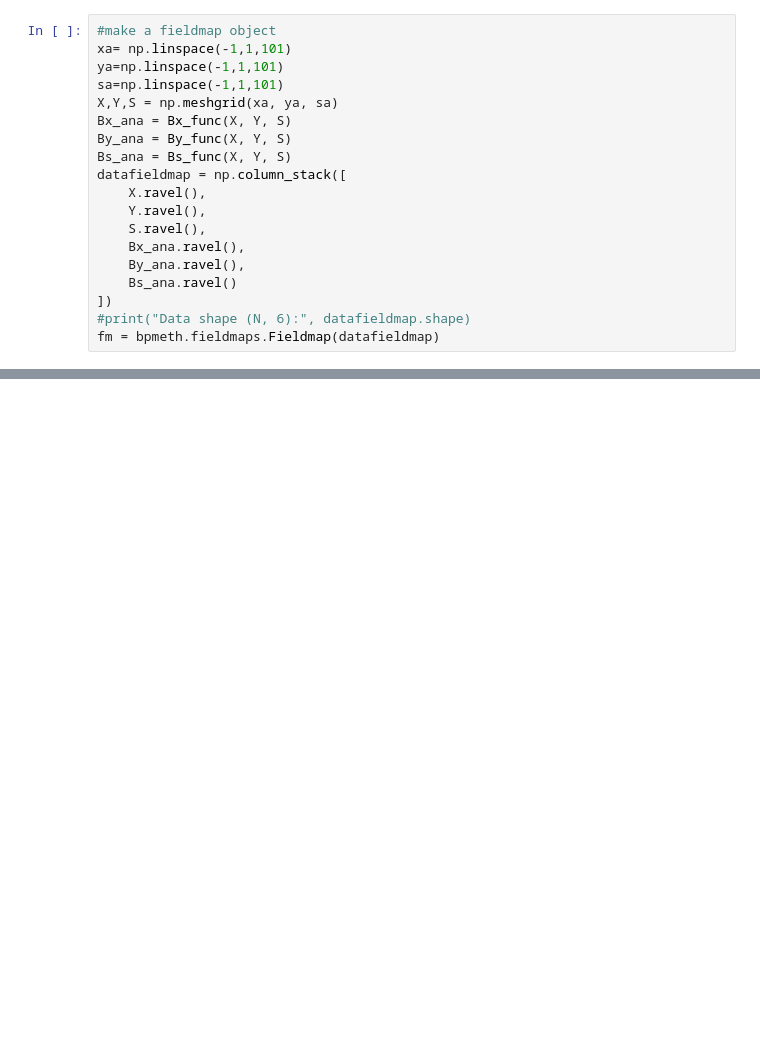
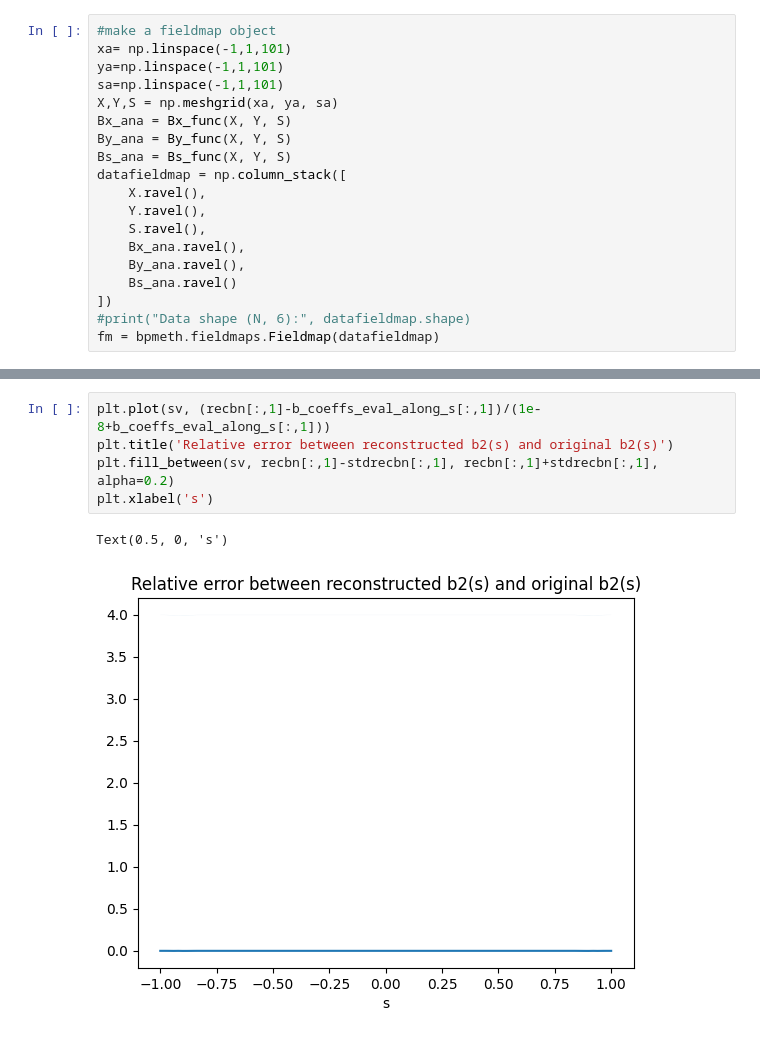
Before and after one commit to marcoliniF/bpmeth, a Jupyter notebook: preliminaryTrials/1abBab_HA.ipynb, the cells around one changed output, grey strips where cells are left out. Cells and saved outputs as stored; diff of their text form; blank space fills up the shorter version.

```diff
--- a/preliminaryTrials/1abBab_HA.ipynb
+++ b/preliminaryTrials/1abBab_HA.ipynb
@@ -93,0 +99,8 @@ plt.legend()
+# %%
+plt.plot(sv, (recbn[:,1]-b_coeffs_eval_along_s[:,1])/(1e-8+b_coeffs_eval_along_s[:,1]))
+plt.title('Relative error between reconstructed b2(s) and original b2(s)')
+plt.fill_between(sv, recbn[:,1]-stdrecbn[:,1], recbn[:,1]+stdrecbn[:,1], alpha=0.2)
+plt.xlabel('s')
+# %% [output]
+Text(0.5, 0, 's')
+[figure, added]
```
Also changed, not shown: parts of 8 cells of this notebook, 5 other files.
